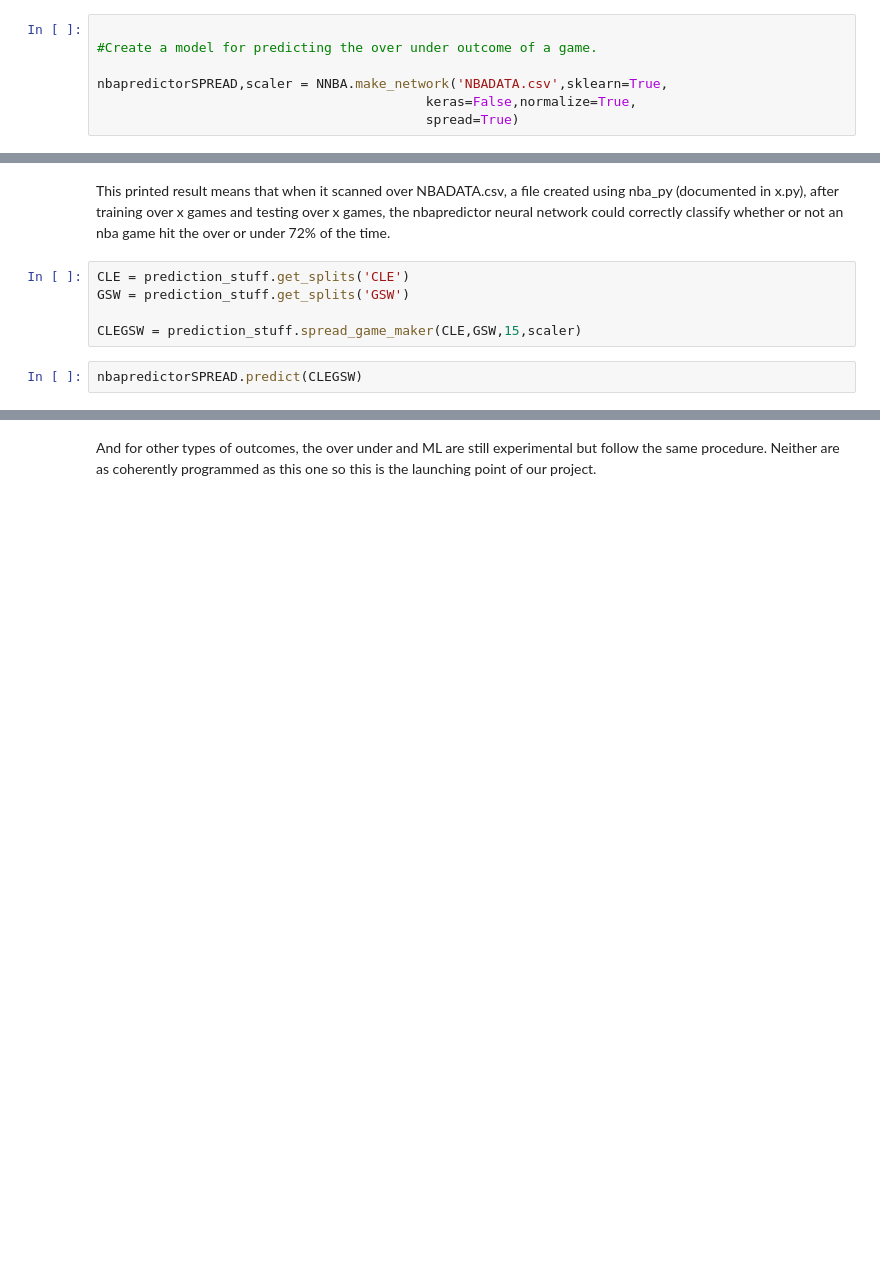
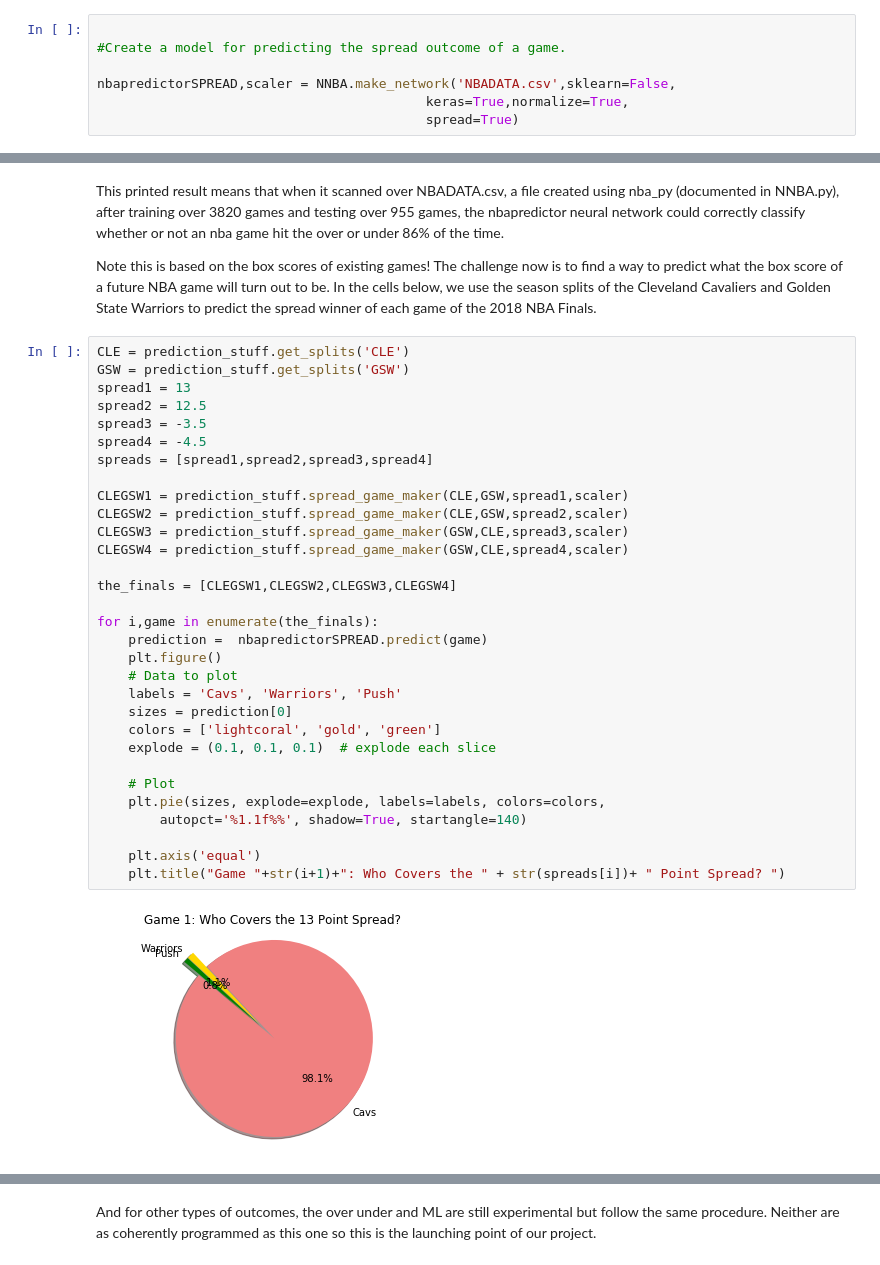
Before and after one commit to nkasmanoff/NBA-Forecasting, a Jupyter notebook: Example.ipynb, the cells around one changed output, grey strips where cells are left out. Saved outputs shown, nothing was run; the diff lists cells and outputs as text; blank space fills up the shorter version.

Commit message:
added results`

```diff
--- a/Example.ipynb
+++ b/Example.ipynb
@@ -7,7 +13,7 @@ import prediction_stuff
 # %%
 
-#Create a model for predicting the over under outcome of a game.
+#Create a model for predicting the spread outcome of a game.
 
-nbapredictorSPREAD,scaler = NNBA.make_network('NBADATA.csv',sklearn=True,
-                                          keras=False,normalize=True,
+nbapredictorSPREAD,scaler = NNBA.make_network('NBADATA.csv',sklearn=False,
+                                          keras=True,normalize=True,
                                           spread=True)
@@ -14,9 +38,37 @@ nbapredictorSPREAD,scaler = NNBA.make_network('NBADATA.csv',sklearn=True,
 # %% [markdown]
-This printed result means that when it scanned over NBADATA.csv, a file created using nba_py (documented in x.py), after training over x games and testing over x games, the nbapredictor neural network could correctly classify whether or not an nba game hit the over or under 72% of the time.
+This printed result means that when it scanned over NBADATA.csv, a file created using nba_py (documented in NNBA.py), after training over 3820 games and testing over 955 games, the nbapredictor neural network could correctly classify whether or not an nba game hit the over or under 86% of the time.
+
+Note this is based on the box scores of existing games! The challenge now is to find a way to predict what the box score of a future NBA game will turn out to be. In the cells below, we use the season splits of the Cleveland Cavaliers and Golden State Warriors to predict the spread winner of each game of the 2018 NBA Finals.
-# %%
-CLE = prediction_stuff.get_splits('CLE')
-GSW = prediction_stuff.get_splits('GSW')
-
-CLEGSW = prediction_stuff.spread_game_maker(CLE,GSW,15,scaler)
-# %%
-nbapredictorSPREAD.predict(CLEGSW)
+# %%
+CLE = prediction_stuff.get_splits('CLE')
+GSW = prediction_stuff.get_splits('GSW')
+spread1 = 13
+spread2 = 12.5
+spread3 = -3.5
+spread4 = -4.5
+spreads = [spread1,spread2,spread3,spread4]
+
+CLEGSW1 = prediction_stuff.spread_game_maker(CLE,GSW,spread1,scaler)
+CLEGSW2 = prediction_stuff.spread_game_maker(CLE,GSW,spread2,scaler)
+CLEGSW3 = prediction_stuff.spread_game_maker(GSW,CLE,spread3,scaler)
+CLEGSW4 = prediction_stuff.spread_game_maker(GSW,CLE,spread4,scaler)
+
+the_finals = [CLEGSW1,CLEGSW2,CLEGSW3,CLEGSW4]
+
+for i,game in enumerate(the_finals):
+    prediction =  nbapredictorSPREAD.predict(game)
+    plt.figure()
+    # Data to plot
+    labels = 'Cavs', 'Warriors', 'Push'
+    sizes = prediction[0]
+    colors = ['lightcoral', 'gold', 'green']
+    explode = (0.1, 0.1, 0.1)  # explode each slice
+
+    # Plot
+    plt.pie(sizes, explode=explode, labels=labels, colors=colors,
+        autopct='%1.1f%%', shadow=True, startangle=140)
+
+    plt.axis('equal')
+    plt.title("Game "+str(i+1)+": Who Covers the " + str(spreads[i])+ " Point Spread? ")
+# %% [output]
+[figure, added]
```
Also changed, not shown: parts of 8 cells of this notebook, 5 other files.
